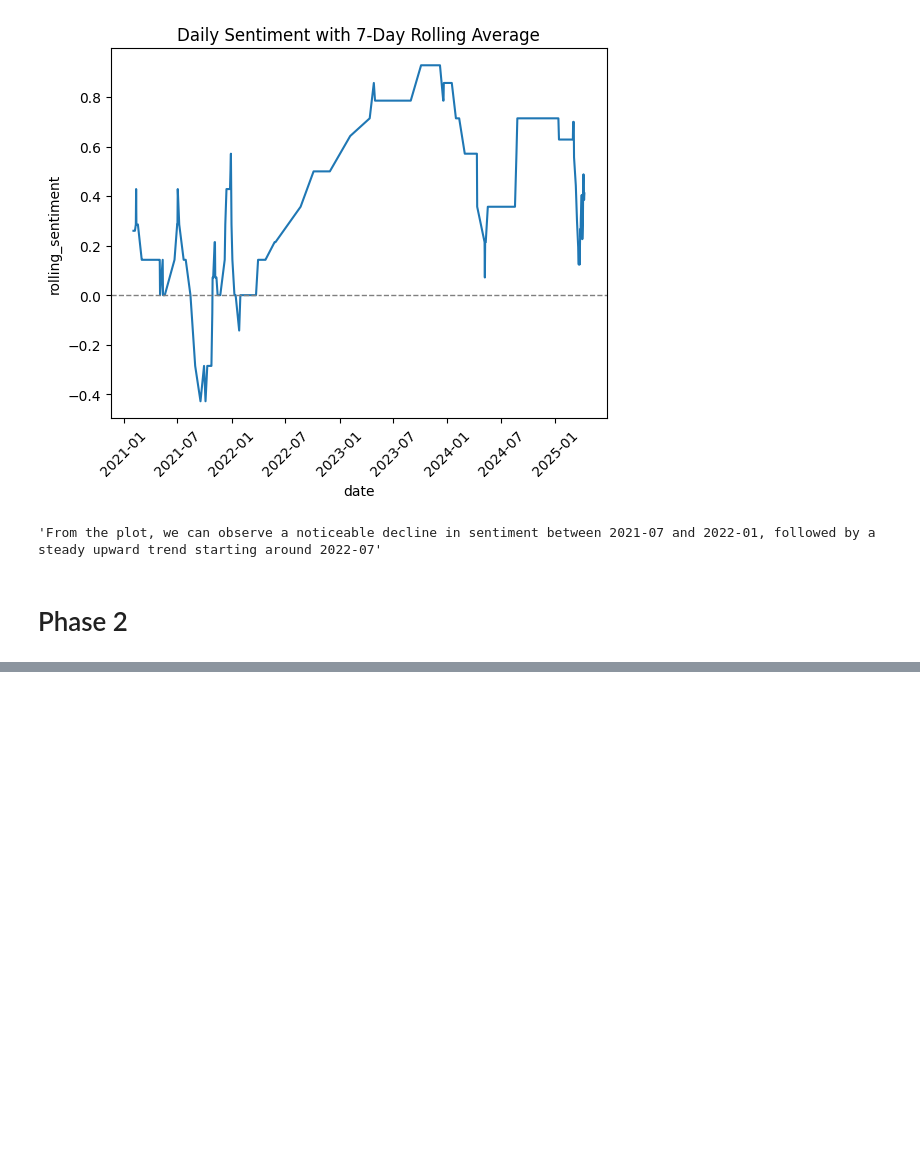
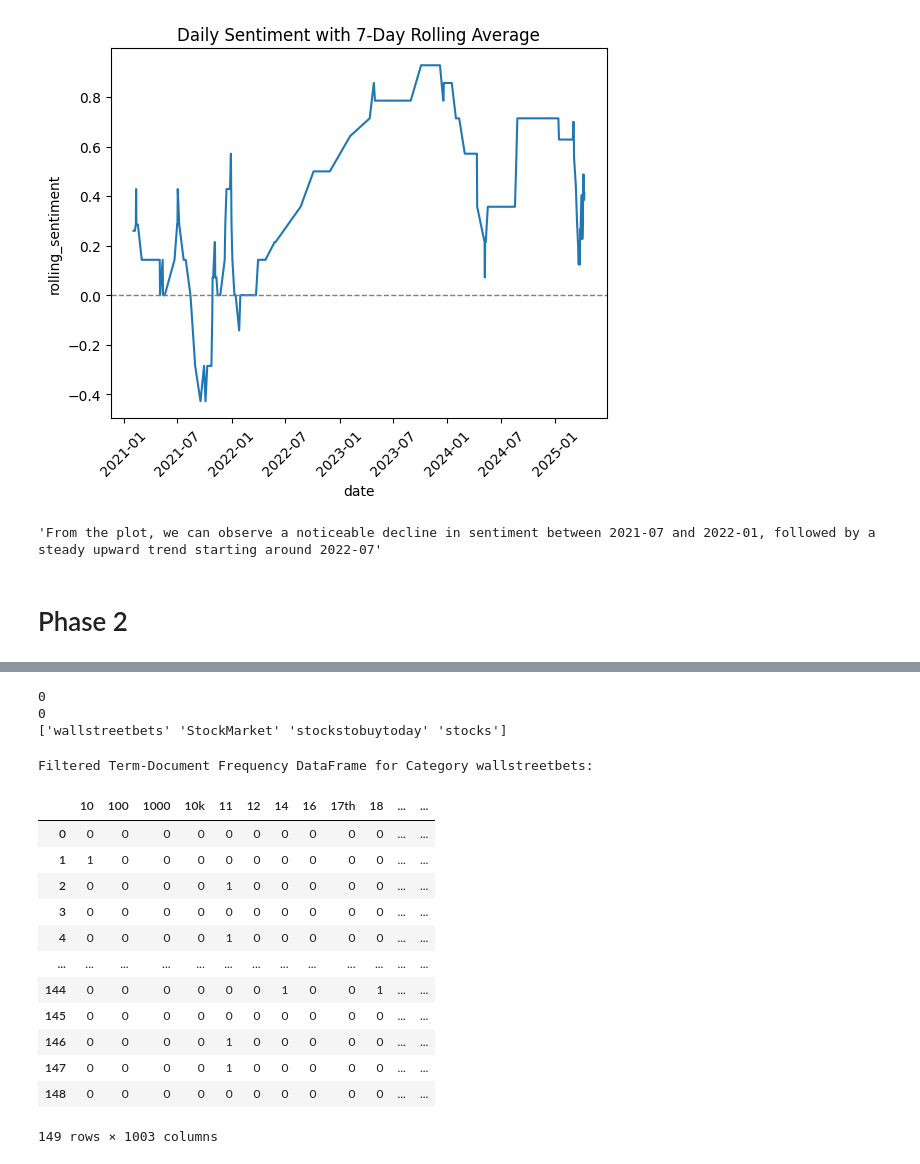
Before and after one commit to OwenHsieh26274/DM2025-Lab1-Exercise, a Jupyter notebook: DM2025-Lab1-Homework.ipynb, the cells around one changed output, grey strips where cells are left out. Cells and saved outputs as stored; diff of their text form; code cells hidden in the pictures; blank space fills up the shorter version.

```diff
--- a/DM2025-Lab1-Homework.ipynb
+++ b/DM2025-Lab1-Homework.ipynb
@@ -612,0 +613,10 @@ plt.show()
+# %%
+### Begin Assignment Here
+import pandas as pd
+import numpy as np
+import matplotlib.pyplot as plt
+%matplotlib inline
+
+data = pd.read_csv("newdataset/Reddit-stock-sentiment.csv")
+print("Entries: ", len(data))
+data.head()
@@ -612,0 +631,8 @@ plt.show()
+# %%
+# we only need text content to predict "subreddit", so "title" and "text" will be helpful.
+data['content'] = data['title'] + ' ' + data['text']
+
+# drop unnecessary columns, column "entites" are just words retrieved from "text" os it can be dropped
+data = data[['subreddit', 'content']]
+
+data
@@ -612,0 +653,54 @@ plt.show()
+# %%
+# Check NaN and unique subreddit
+print(data['content'].isna().sum())
+print(data['subreddit'].isna().sum())
+print(data['subreddit'].unique())
+# %% [output]
+0
+0
+['wallstreetbets' 'StockMarket' 'stockstobuytoday' 'stocks']
+# %%
+# Generate Term-Document Frequency
+import pandas as pd
+from sklearn.feature_extraction.text import CountVectorizer
+
+categories = data['subreddit'].unique()
+category_dfs = {}
+
+for category in categories:
+    category_dfs[category] = data[data['subreddit'] == category].copy()
+
+def create_term_document_df(df):
+    count_vect = CountVectorizer()
+    df_counts = count_vect.fit_transform(df['content'])
+
+    words = count_vect.get_feature_names_out()
+
+    term_document_df = pd.DataFrame(df_counts.toarray(), columns=words)
+
+    return term_document_df
+
+filt_term_document_dfs = {}
+
+for category in categories:
+    filt_term_document_dfs[category] = create_term_document_df(category_dfs[category])
+
+category_number=0
+
+print(f"Filtered Term-Document Frequency DataFrame for Category {categories[category_number]}:")
+filt_term_document_dfs[categories[category_number]]
+# %% [output]
+Filtered Term-Document Frequency DataFrame for Category wallstreetbets:
+|  | 10 | 100 | 1000 | 10k | 11 | 12 | 14 | 16 | 17th | 18 | ... | ... |
+| 0 | 0 | 0 | 0 | 0 | 0 | 0 | 0 | 0 | 0 | 0 | ... | ... |
+| 1 | 1 | 0 | 0 | 0 | 0 | 0 | 0 | 0 | 0 | 0 | ... | ... |
+| 2 | 0 | 0 | 0 | 0 | 1 | 0 | 0 | 0 | 0 | 0 | ... | ... |
+| 3 | 0 | 0 | 0 | 0 | 0 | 0 | 0 | 0 | 0 | 0 | ... | ... |
+| 4 | 0 | 0 | 0 | 0 | 1 | 0 | 0 | 0 | 0 | 0 | ... | ... |
+| ... | ... | ... | ... | ... | ... | ... | ... | ... | ... | ... | ... | ... |
+| 144 | 0 | 0 | 0 | 0 | 0 | 0 | 1 | 0 | 0 | 1 | ... | ... |
+| 145 | 0 | 0 | 0 | 0 | 0 | 0 | 0 | 0 | 0 | 0 | ... | ... |
+| 146 | 0 | 0 | 0 | 0 | 1 | 0 | 0 | 0 | 0 | 0 | ... | ... |
+| 147 | 0 | 0 | 0 | 0 | 1 | 0 | 0 | 0 | 0 | 0 | ... | ... |
+| 148 | 0 | 0 | 0 | 0 | 0 | 0 | 0 | 0 | 0 | 0 | ... | ... |
+149 rows × 1003 columns
```
Also changed, not shown: parts of 24 cells of this notebook.
